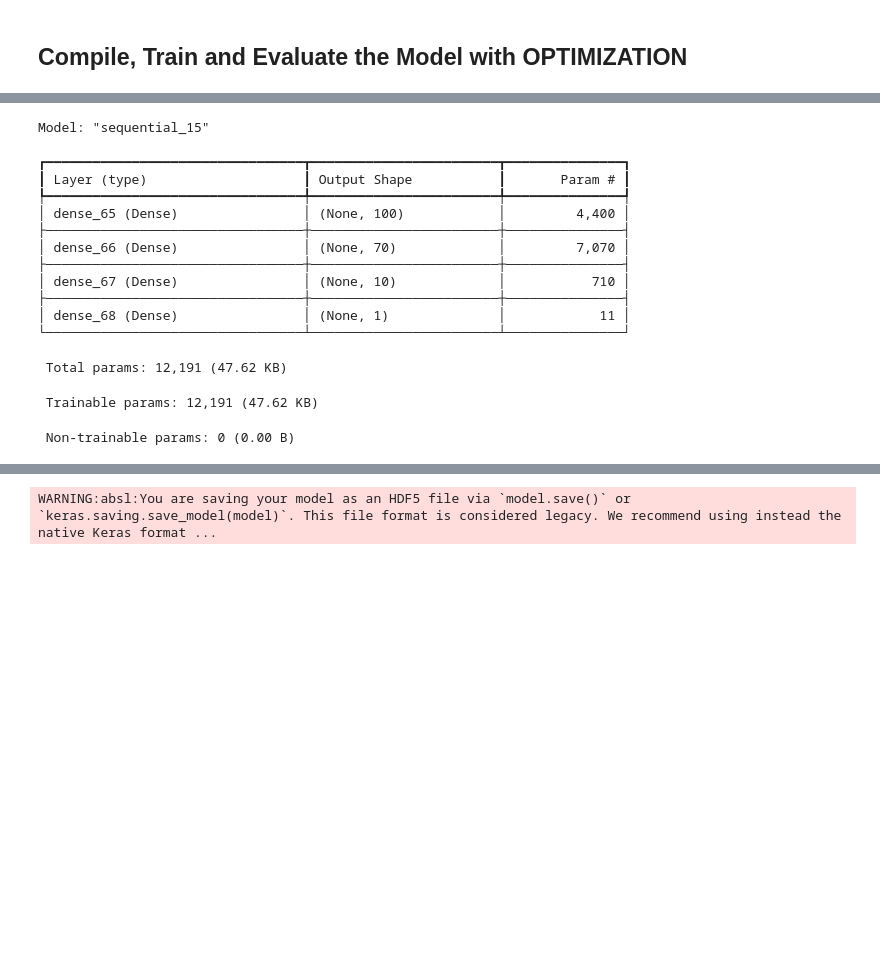
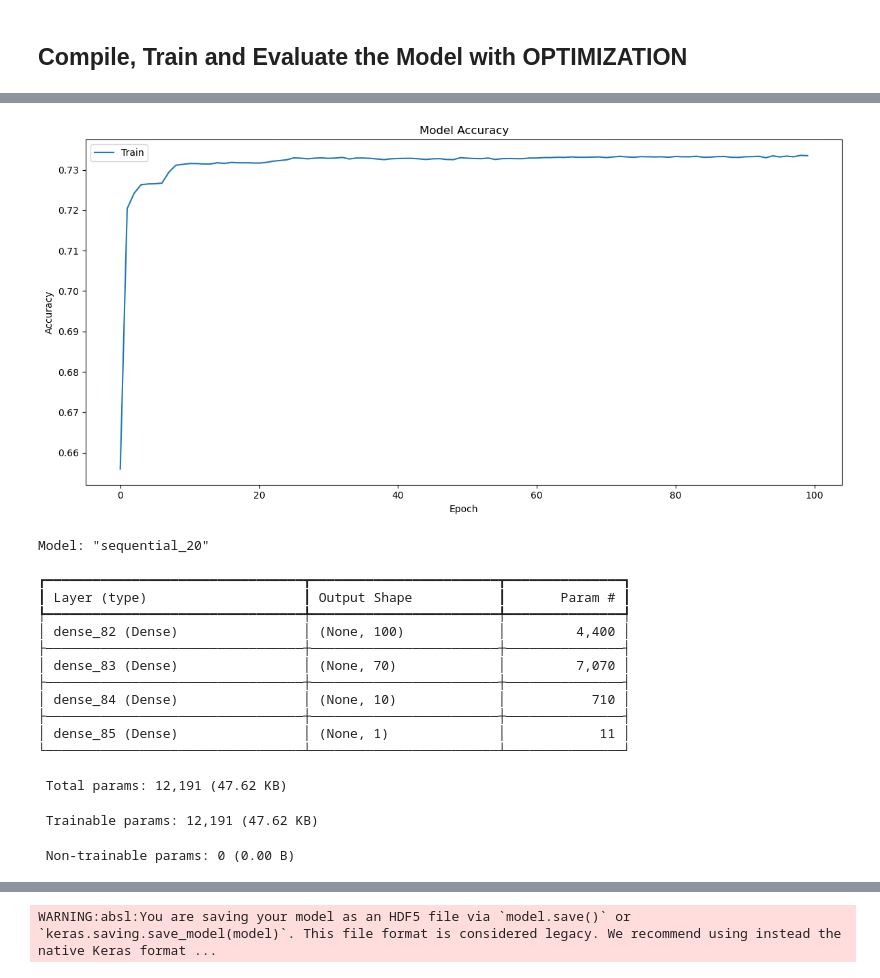
Before and after one commit to Starkilled1/deep-learning-challenge, a Jupyter notebook: AlphabetSoupCharity_Optimization.ipynb, the cells around one changed output, grey strips where cells are left out. Saved outputs shown, nothing was run; the diff lists cells and outputs as text; code cells hidden in the pictures; blank space fills up the shorter version.

```diff
--- a/AlphabetSoupCharity_Optimization.ipynb
+++ b/AlphabetSoupCharity_Optimization.ipynb
@@ -199,6 +207,6 @@ Model: "sequential_14"
 nn.compile(optimizer='adam', loss='binary_crossentropy', metrics=['accuracy'])
 # %%
 # Train the model
-nn.fit(X_train_scaled, y_train, epochs=100)
+try1 = nn.fit(X_train_scaled, y_train, epochs=100)
 # %% [output]
 Epoch 1/100
@@ -229,3 +236,17 @@ Loss: 0.5540505051612854, Accuracy: 0.7290962338447571
+# %%
+# Plot training & validation accuracy values
+plt.figure(figsize=(12, 6))
+
+plt.plot(try1.history['accuracy'])
+plt.title('Model Accuracy')
+plt.ylabel('Accuracy')
+plt.xlabel('Epoch')
+plt.legend(['Train', 'Validation'], loc='upper left')
+plt.tight_layout()
+plt.savefig(f'img/training_accuracy_1.png')
+plt.show()
+# %% [output]
+[figure, added]
 # %%
 #Second ATTEMPT Added Another Layer to the sistem all Relu activation
 
@@ -246,17 +267,17 @@ nn.add(tf.keras.layers.Dense(units=1, activation='sigmoid'))
 # Check the structure of the model
 nn.summary()
 # %% [output]
-Model: "sequential_15"
+Model: "sequential_20"
 ┏━━━━━━━━━━━━━━━━━━━━━━━━━━━━━━━━━┳━━━━━━━━━━━━━━━━━━━━━━━━┳━━━━━━━━━━━━━━━┓
 ┃ Layer (type)                    ┃ Output Shape           ┃       Param # ┃
 ┡━━━━━━━━━━━━━━━━━━━━━━━━━━━━━━━━━╇━━━━━━━━━━━━━━━━━━━━━━━━╇━━━━━━━━━━━━━━━┩
-│ dense_65 (Dense)                │ (None, 100)            │         4,400 │
+│ dense_82 (Dense)                │ (None, 100)            │         4,400 │
 ├─────────────────────────────────┼────────────────────────┼───────────────┤
-│ dense_66 (Dense)                │ (None, 70)             │         7,070 │
+│ dense_83 (Dense)                │ (None, 70)             │         7,070 │
 ├─────────────────────────────────┼────────────────────────┼───────────────┤
-│ dense_67 (Dense)                │ (None, 10)             │           710 │
+│ dense_84 (Dense)                │ (None, 10)             │           710 │
 ├─────────────────────────────────┼────────────────────────┼───────────────┤
-│ dense_68 (Dense)                │ (None, 1)              │            11 │
+│ dense_85 (Dense)                │ (None, 1)              │            11 │
 └─────────────────────────────────┴────────────────────────┴───────────────┘
  Total params: 12,191 (47.62 KB)
  Trainable params: 12,191 (47.62 KB)
```
Also changed, not shown: parts of 21 cells of this notebook, 6 other files.
